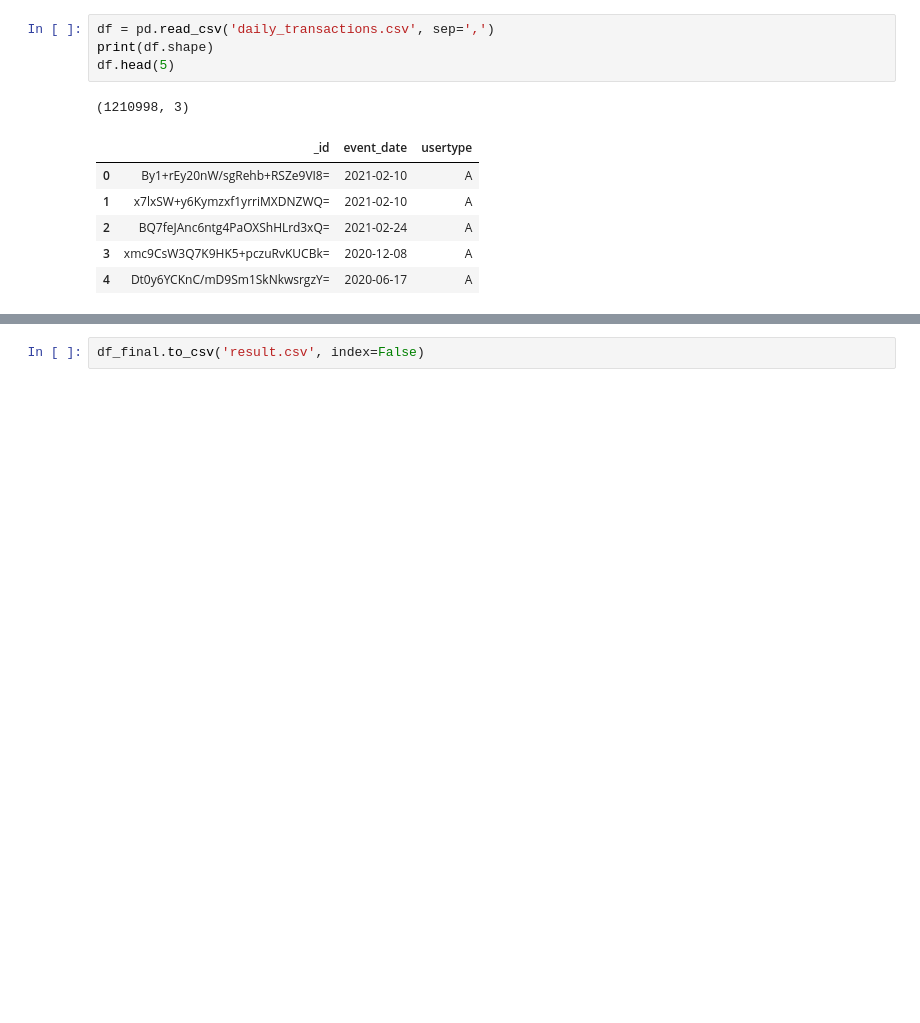
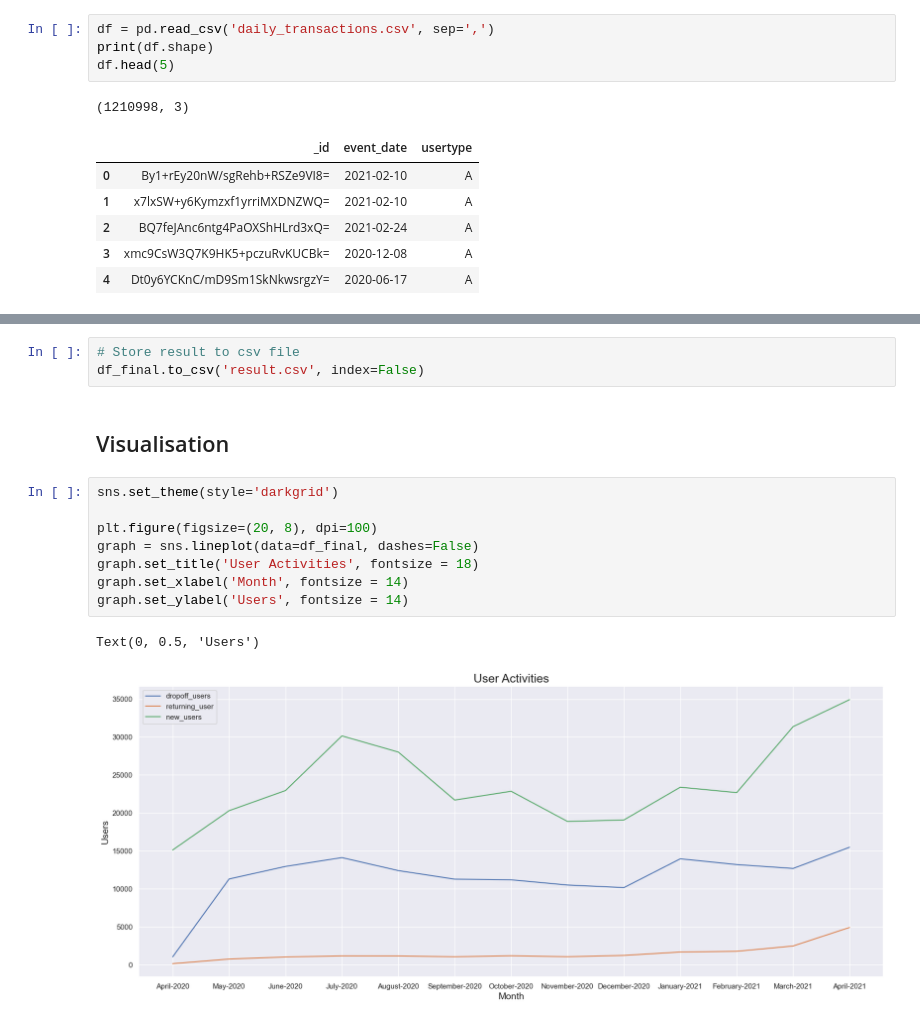
Before and after one commit to Solutionist/rentspree, a Jupyter notebook: rentspree.ipynb, the cells around one changed output, grey strips where cells are left out. Drawn from its saved outputs; the diff is of its cells as text; blank space fills up the shorter version.

```diff
--- a/rentspree.ipynb
+++ b/rentspree.ipynb
@@ -274,2 +307,16 @@ df_final
 # %%
+# Store result to csv file
 df_final.to_csv('result.csv', index=False)
+# %% [markdown]
+## Visualisation
+# %%
+sns.set_theme(style='darkgrid')
+
+plt.figure(figsize=(20, 8), dpi=100)
+graph = sns.lineplot(data=df_final, dashes=False)
+graph.set_title('User Activities', fontsize = 18)
+graph.set_xlabel('Month', fontsize = 14)
+graph.set_ylabel('Users', fontsize = 14)
+# %% [output]
+Text(0, 0.5, 'Users')
+[figure, added]
```
Also changed, not shown: parts of 23 cells of this notebook, 1 other file.
